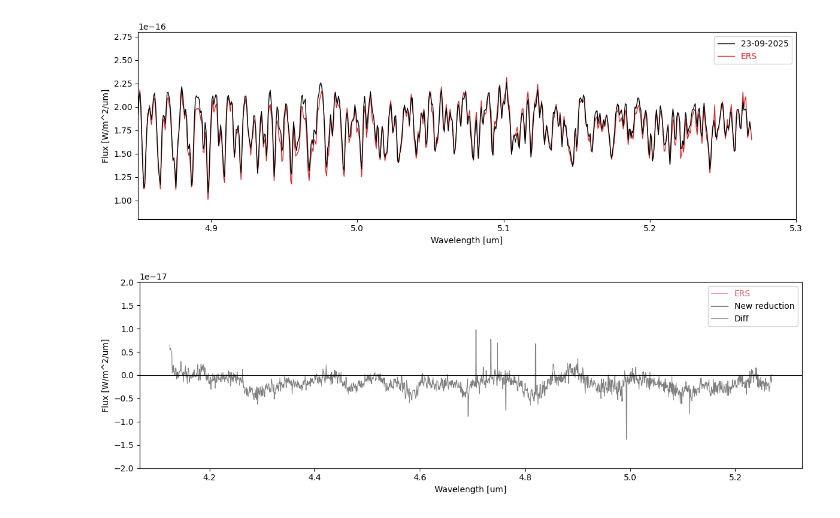
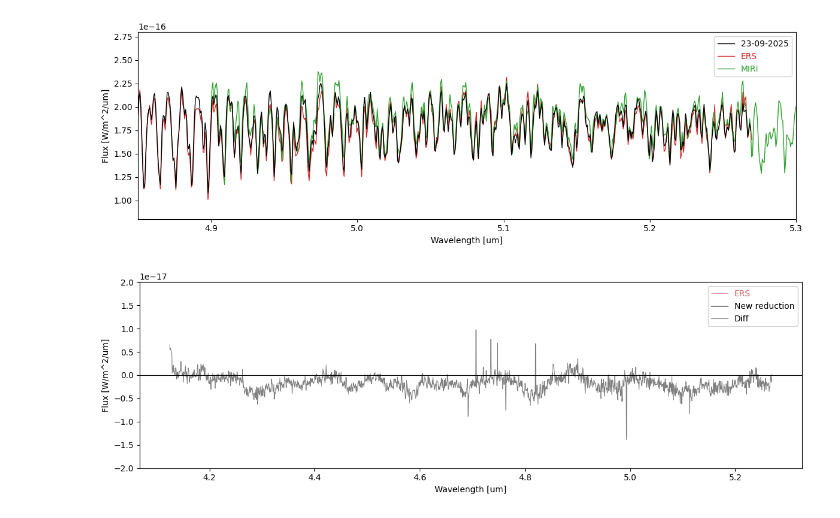
Before and after one commit to samderegt/retrieval_base, a Jupyter notebook: JWST_VHS_1256B/compare_reductions.ipynb, the cells around one changed output. Saved outputs shown, nothing was run; the diff lists cells and outputs as text; code cells hidden in the pictures.

```diff
--- a/JWST_VHS_1256B/compare_reductions.ipynb
+++ b/JWST_VHS_1256B/compare_reductions.ipynb
@@ -7,16 +7,17 @@ from astropy.io import fits
 fig, ax = plt.subplots(figsize=(10,4))
 for filename in ['nirspec_140h_1.dat', 'nirspec_140h_2.dat']:
 
-    wave_AC, flux_AC, err_AC = np.loadtxt(f'/net/schenk/data2/regt/JWST_reductions/Miles_ea_2023/reduction_31_07_2025/{filename}', delimiter=',').T
+    # wave_AC, flux_AC, err_AC = np.loadtxt(f'/net/schenk/data2/regt/JWST_reductions/Miles_ea_2023/reduction_31_07_2025/{filename}', delimiter=',').T
+    wave_AC, flux_AC, err_AC = np.loadtxt(f'/net/schenk/data2/regt/JWST_reductions/NIRSpec_ifu_reduction_23_09_2025/VHS1256b/__{filename}', delimiter=',').T
     wave, flux, err = np.loadtxt(f'/net/schenk/data2/regt/JWST_reductions/NIRSpec_ifu_reduction_23_09_2025/VHS1256b/{filename}', delimiter=',').T
     wave_M, flux_M, err_M = np.loadtxt(f'/net/schenk/data2/regt/JWST_reductions/Miles_ea_2023/ERS_reduction/{filename}', delimiter=',').T
     # wave_M, flux_M, err_M = np.loadtxt(f'/net/schenk/data2/regt/JWST_reductions/Miles_ea_2023/reduction_05_03_2025/{filename}', delimiter=',').T
 
-    ax.plot(wave_M, flux_M, c='C3', lw=0.5, label='ERS')
+    # ax.plot(wave_M, flux_M, c='C3', lw=0.5, label='ERS')
     ax.plot(wave_AC, flux_AC, c='C0', lw=0.5, label='31-07-2025')
     ax.plot(wave, flux, c='k', lw=0.8, label='23-09-2025')
 
-    ax.plot(wave, np.interp(wave, wave_M, flux_M)-flux, c='C3', lw=0.8, alpha=0.5)
+    # ax.plot(wave, np.interp(wave, wave_M, flux_M)-flux, c='C3', lw=0.8, alpha=0.5)
     ax.plot(wave, np.interp(wave, wave_AC, flux_AC)-flux, c='C0', lw=0.8, alpha=0.5)
 
 ax.legend(labelcolor='linecolor', ncol=2)
@@ -30,16 +31,17 @@ plt.show()
 fig, ax = plt.subplots(figsize=(10,4))
 for filename in ['nirspec_235h_1.dat', 'nirspec_235h_2.dat']:
 
-    wave_AC, flux_AC, err_AC = np.loadtxt(f'/net/schenk/data2/regt/JWST_reductions/Miles_ea_2023/reduction_31_07_2025/{filename}', delimiter=',').T
+    # wave_AC, flux_AC, err_AC = np.loadtxt(f'/net/schenk/data2/regt/JWST_reductions/Miles_ea_2023/reduction_31_07_2025/{filename}', delimiter=',').T
+    wave_AC, flux_AC, err_AC = np.loadtxt(f'/net/schenk/data2/regt/JWST_reductions/NIRSpec_ifu_reduction_23_09_2025/VHS1256b/__{filename}', delimiter=',').T
     wave, flux, err = np.loadtxt(f'/net/schenk/data2/regt/JWST_reductions/NIRSpec_ifu_reduction_23_09_2025/VHS1256b/{filename}', delimiter=',').T
     wave_M, flux_M, err_M = np.loadtxt(f'/net/schenk/data2/regt/JWST_reductions/Miles_ea_2023/ERS_reduction/{filename}', delimiter=',').T
     # wave_M, flux_M, err_M = np.loadtxt(f'/net/schenk/data2/regt/JWST_reductions/Miles_ea_2023/reduction_05_03_2025/{filename}', delimiter=',').T
 
-    ax.plot(wave_M, flux_M, c='C3', lw=0.5, label='ERS')
+    # ax.plot(wave_M, flux_M, c='C3', lw=0.5, label='ERS')
     ax.plot(wave_AC, flux_AC, c='C0', lw=0.5, label='31-07-2025')
     ax.plot(wave, flux, c='k', lw=0.8, label='23-09-2025')
 
-    ax.plot(wave, np.interp(wave, wave_M, flux_M)-flux, c='C3', lw=0.8, alpha=0.5)
+    # ax.plot(wave, np.interp(wave, wave_M, flux_M)-flux, c='C3', lw=0.8, alpha=0.5)
     ax.plot(wave, np.interp(wave, wave_AC, flux_AC)-flux, c='C0', lw=0.8, alpha=0.5)
 
 ax.legend(labelcolor='linecolor', ncol=2)
@@ -52,16 +54,17 @@ plt.show()
 fig, ax = plt.subplots(figsize=(10,4))
 for filename in ['nirspec_395h_1.dat', 'nirspec_395h_2.dat']:
 
-    wave_AC, flux_AC, err_AC = np.loadtxt(f'/net/schenk/data2/regt/JWST_reductions/Miles_ea_2023/reduction_31_07_2025/{filename}', delimiter=',').T
+    # wave_AC, flux_AC, err_AC = np.loadtxt(f'/net/schenk/data2/regt/JWST_reductions/Miles_ea_2023/reduction_31_07_2025/{filename}', delimiter=',').T
+    wave_AC, flux_AC, err_AC = np.loadtxt(f'/net/schenk/data2/regt/JWST_reductions/NIRSpec_ifu_reduction_23_09_2025/VHS1256b/__{filename}', delimiter=',').T
     wave, flux, err = np.loadtxt(f'/net/schenk/data2/regt/JWST_reductions/NIRSpec_ifu_reduction_23_09_2025/VHS1256b/{filename}', delimiter=',').T
     wave_M, flux_M, err_M = np.loadtxt(f'/net/schenk/data2/regt/JWST_reductions/Miles_ea_2023/ERS_reduction/{filename}', delimiter=',').T
     # wave_M, flux_M, err_M = np.loadtxt(f'/net/schenk/data2/regt/JWST_reductions/Miles_ea_2023/reduction_05_03_2025/{filename}', delimiter=',').T
 
-    ax.plot(wave_M, flux_M, c='C3', lw=0.5, label='ERS')
+    # ax.plot(wave_M, flux_M, c='C3', lw=0.5, label='ERS')
     ax.plot(wave_AC, flux_AC, c='C0', lw=0.5, label='31-07-2025')
     ax.plot(wave, flux, c='k', lw=0.8, label='23-09-2025')
 
-    ax.plot(wave, np.interp(wave, wave_M, flux_M)-flux, c='C3', lw=0.8, alpha=0.5)
+    # ax.plot(wave, np.interp(wave, wave_M, flux_M)-flux, c='C3', lw=0.8, alpha=0.5)
     ax.plot(wave, np.interp(wave, wave_AC, flux_AC)-flux, c='C0', lw=0.8, alpha=0.5)
 
 ax.legend(labelcolor='linecolor', ncol=2)
@@ -76,0 +76,19 @@ plt.show()
+# %%
+cmap = plt.get_cmap('tab20c')
+kwargs = dict(alpha=1, linewidth=1)
+
+fig, ax = plt.subplots(figsize=(10,4))
+for i, filename in enumerate(['nirspec_140h_1.dat', 'nirspec_140h_2.dat', 'nirspec_235h_1.dat', 'nirspec_235h_2.dat', 'nirspec_395h_1.dat', 'nirspec_395h_2.dat']):
+
+    wave, flux, err = np.loadtxt(f'/net/schenk/data2/regt/JWST_reductions/NIRSpec_ifu_reduction_23_09_2025/VHS1256b/{filename}', delimiter=',').T
+    ax.plot(wave, flux, c=cmap(i*2/20), **kwargs)
+
+ax.set(xlabel='Wavelength [um]', ylabel='Flux [W/m^2/um]')
+# ax.set_xlim(1.63,1.9)
+# ax.set_xlim(2.85,3.18)
+# ax.axhline(0, c='k', lw=0.8)
+# ax.set_xlim(1.2,1.4)
+ax.set(yscale='log')
+plt.tight_layout()
+# plt.savefig('./g140h.pdf', dpi=300)
+plt.show()
@@ -77,27 +97,27 @@ plt.show()
 # %%
 fig, ax = plt.subplots(figsize=(12,4))
 for filename in ['nirspec_395h_2.dat']:
 
     wave, flux, err = np.loadtxt(f'/net/schenk/data2/regt/JWST_reductions/Miles_ea_2023/reduction_31_07_2025/{filename}', delimiter=',').T
-    ax.plot(wave, flux, c='C0', lw=1, label='31-07-2025')
+    # ax.plot(wave, flux, c='C0', lw=1, label='31-07-2025')
 
     wave, flux, err = np.loadtxt(f'/net/schenk/data2/regt/JWST_reductions/NIRSpec_ifu_reduction_23_09_2025/VHS1256b/{filename}', delimiter=',').T
     ax.plot(wave, flux, c='k', lw=1, label='23-09-2025', zorder=10)
 
     wave_M, flux_M, err_M = np.loadtxt(f'/net/schenk/data2/regt/JWST_reductions/Miles_ea_2023/ERS_reduction/{filename}', delimiter=',').T
     ax.plot(wave_M, flux_M, c='C3', lw=1, label='ERS')
 
     filename = 'miri_1A.dat'
     wave_M, flux_M, err_M = np.loadtxt(f'/net/schenk/data2/regt/JWST_reductions/Miles_ea_2023/reduction_05_03_2025/{filename}', delimiter=',').T
     ax.plot(wave_M, flux_M, c='C2', lw=1, label='MIRI')
 
 ax.legend(labelcolor='linecolor')
 ax.set(xlabel='Wavelength [um]', ylabel='Flux [W/m^2/um]', xlim=(4.85,5.3), ylim=(0.8e-16,2.8e-16))
 ax.axhline(0, c='k', lw=0.8)
 plt.tight_layout()
 plt.show()
 # %% [output]
-[figure, old version]
+[figure, new version]
 # %%
 
 fig, ax = plt.subplots(figsize=(12,4))
```
Also changed, not shown: parts of 2 cells of this notebook, 20 other files.
